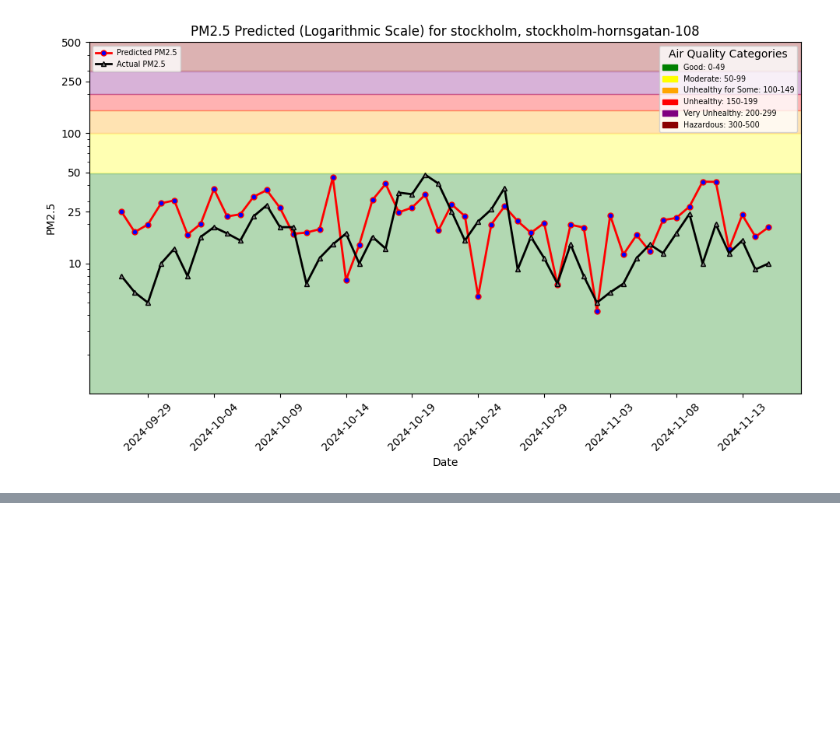
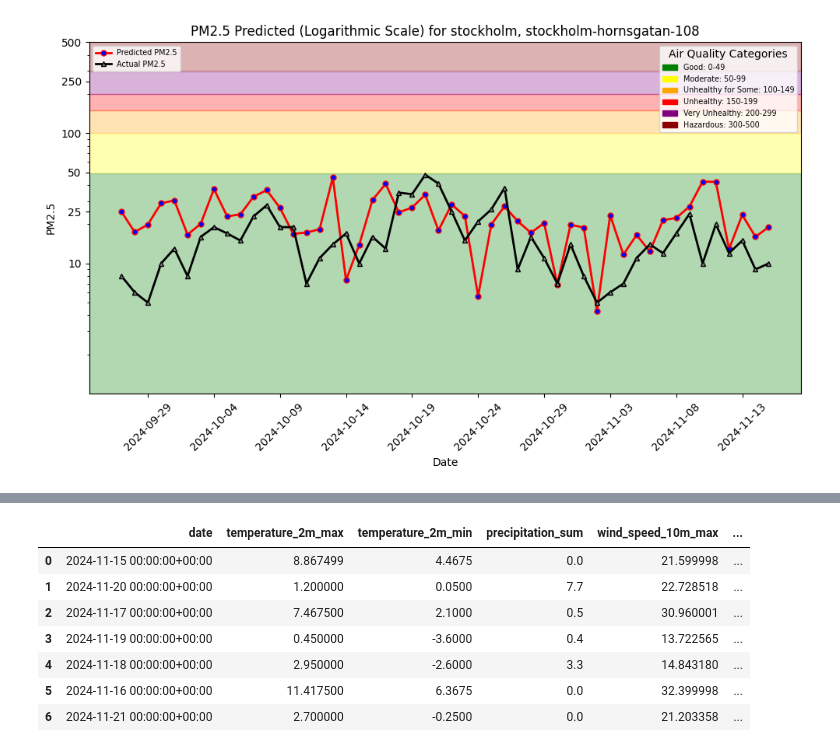
Before and after one commit to IST199655/ID2223_Lab1, a Jupyter notebook: notebooks/lab1/lab1.ipynb, the cells around one changed output, grey strips where cells are left out. Cells and saved outputs as stored; diff of their text form; code cells hidden in the pictures; blank space fills up the shorter version.

```diff
--- a/notebooks/lab1/lab1.ipynb
+++ b/notebooks/lab1/lab1.ipynb
@@ -346,0 +392,10 @@ plt.show()
+# %%
+mr = project.get_model_registry()
+
+retrieved_model = mr.get_model(
+    name="air_quality_xgboost_model",
+    version=1,
+)
+
+# Download the saved model artifacts to a local directory
+saved_model_dir = retrieved_model.download()
@@ -346,0 +405,9 @@ plt.show()
+# %%
+# Loading the XGBoost regressor model and label encoder from the saved model directory
+# retrieved_xgboost_model = joblib.load(saved_model_dir + "/xgboost_regressor.pkl")
+retrieved_xgboost_model = XGBRegressor()
+
+retrieved_xgboost_model.load_model(saved_model_dir + "/model.json")
+
+# Displaying the retrieved XGBoost regressor model
+retrieved_xgboost_model
@@ -346,0 +444,13 @@ plt.show()
+# %%
+batch_data['predicted_pm25'] = retrieved_xgboost_model.predict(
+    batch_data[['temperature_2m_max','temperature_2m_min','precipitation_sum', 'wind_speed_10m_max', 'wind_direction_10m_dominant']])
+batch_data
+# %% [output]
+|  | date | temperature_2m_max | temperature_2m_min | precipitation_sum | wind_speed_10m_max | ... |
+| 0 | 2024-11-15 00:00:00+00:00 | 8.867499 | 4.4675 | 0.0 | 21.599998 | ... |
+| 1 | 2024-11-20 00:00:00+00:00 | 1.200000 | 0.0500 | 7.7 | 22.728518 | ... |
+| 2 | 2024-11-17 00:00:00+00:00 | 7.467500 | 2.1000 | 0.5 | 30.960001 | ... |
+| 3 | 2024-11-19 00:00:00+00:00 | 0.450000 | -3.6000 | 0.4 | 13.722565 | ... |
+| 4 | 2024-11-18 00:00:00+00:00 | 2.950000 | -2.6000 | 3.3 | 14.843180 | ... |
+| 5 | 2024-11-16 00:00:00+00:00 | 11.417500 | 6.3675 | 0.0 | 32.399998 | ... |
+| 6 | 2024-11-21 00:00:00+00:00 | 2.700000 | -0.2500 | 0.0 | 21.203358 | ... |
```
Also changed, not shown: parts of 16 cells of this notebook, 2 other files.
